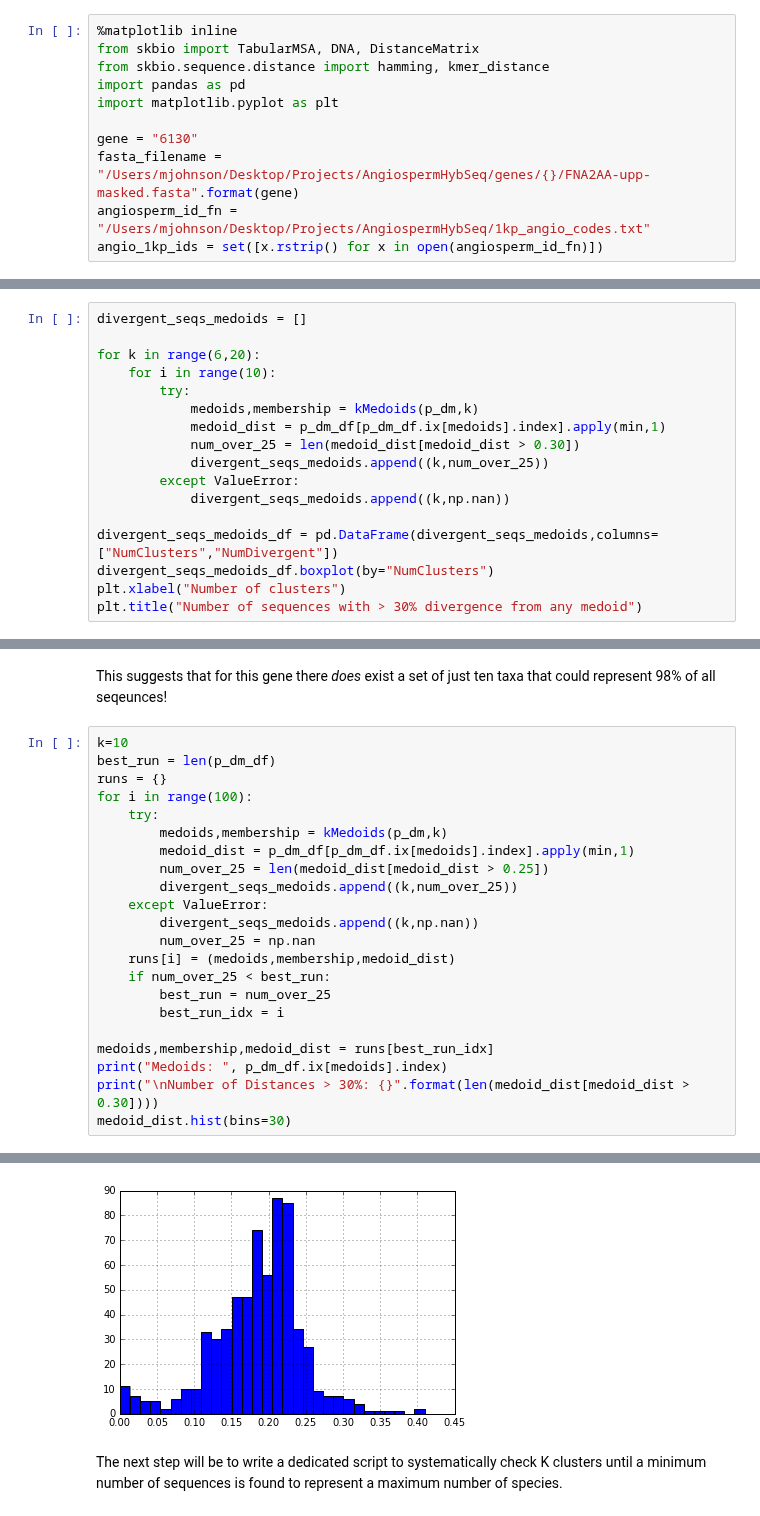
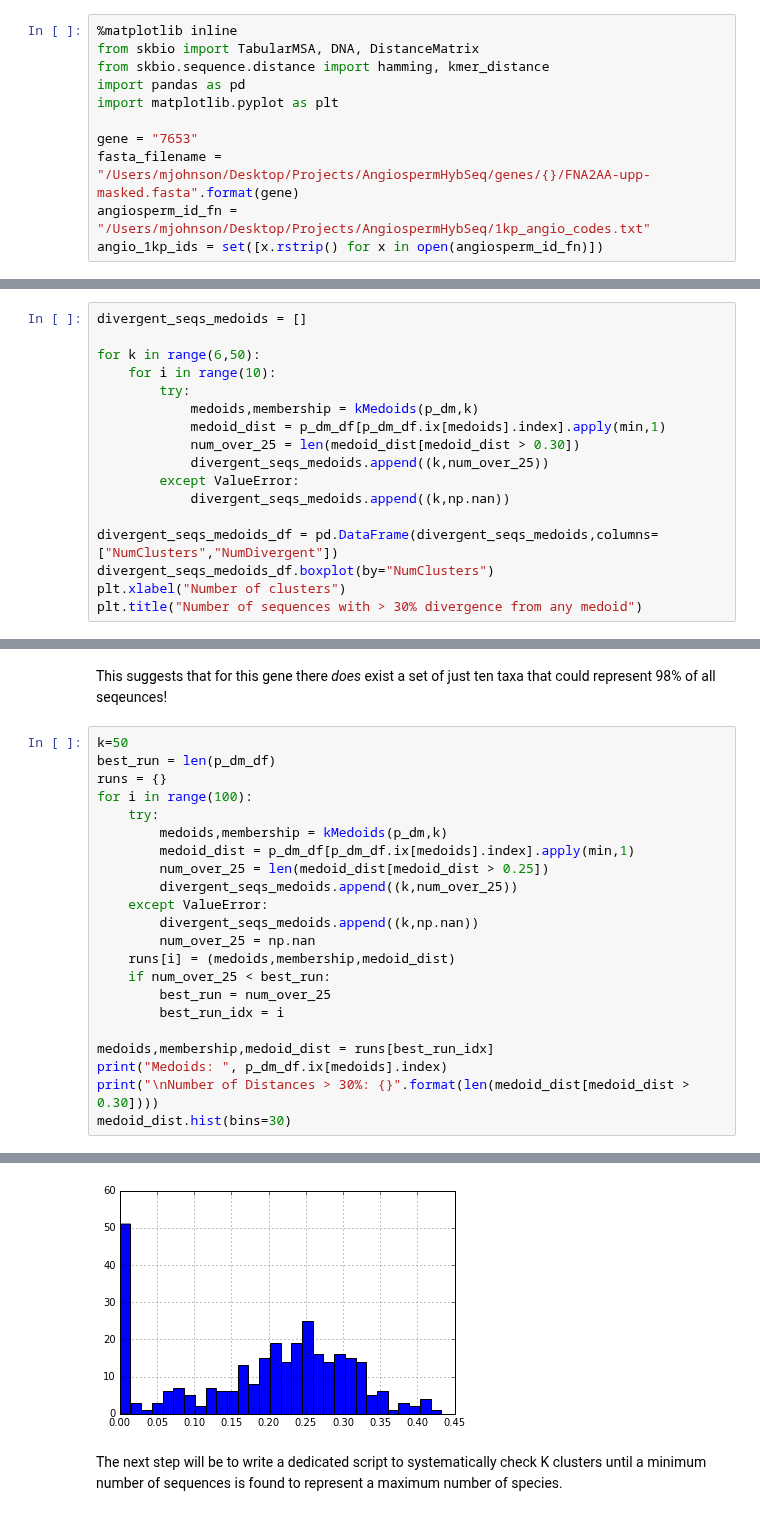
Before and after one commit to mossmatters/MJPythonNotebooks, a Jupyter notebook: SequenceClusters.ipynb, the cells around one changed output, grey strips where cells are left out. Drawn from its saved outputs; the diff is of its cells as text.

```diff
--- a/SequenceClusters.ipynb
+++ b/SequenceClusters.ipynb
@@ -16,7 +16,7 @@ from skbio.sequence.distance import hamming, kmer_distance
 import pandas as pd
 import matplotlib.pyplot as plt
 
-gene = "6130"
+gene = "7653"
 fasta_filename = "/Users/mjohnson/Desktop/Projects/AngiospermHybSeq/genes/{}/FNA2AA-upp-masked.fasta".format(gene)
 angiosperm_id_fn = "/Users/mjohnson/Desktop/Projects/AngiospermHybSeq/1kp_angio_codes.txt"
 angio_1kp_ids = set([x.rstrip() for x in open(angiosperm_id_fn)])
@@ -412,7 +412,7 @@ It really doesn't matter for our purposes which cluster each sequence belongs to
 # %%
 divergent_seqs_medoids = []
 
-for k in range(6,20):
+for k in range(6,50):
     for i in range(10):
         try:
             medoids,membership = kMedoids(p_dm,k)
@@ -432,7 +432,7 @@ plt.title("Number of sequences with > 30% divergence from any medoid")
 # %% [markdown]
 This suggests that for this gene there *does* exist a set of just ten taxa that could represent 98% of all seqeunces!
 # %%
-k=10
+k=50
 best_run = len(p_dm_df)
 runs = {}
 for i in range(100):
@@ -462,4 +466,4 @@ Number of Distances > 30%: 16
 <matplotlib.axes._subplots.AxesSubplot at 0x...>
-[figure, old version]
+[figure, new version]
 # %% [markdown]
 The next step will be to write a dedicated script to systematically check K clusters until a minimum number of sequences is found to represent a maximum number of species.
```
Also changed, not shown: parts of 15 cells of this notebook, 2 other files.
